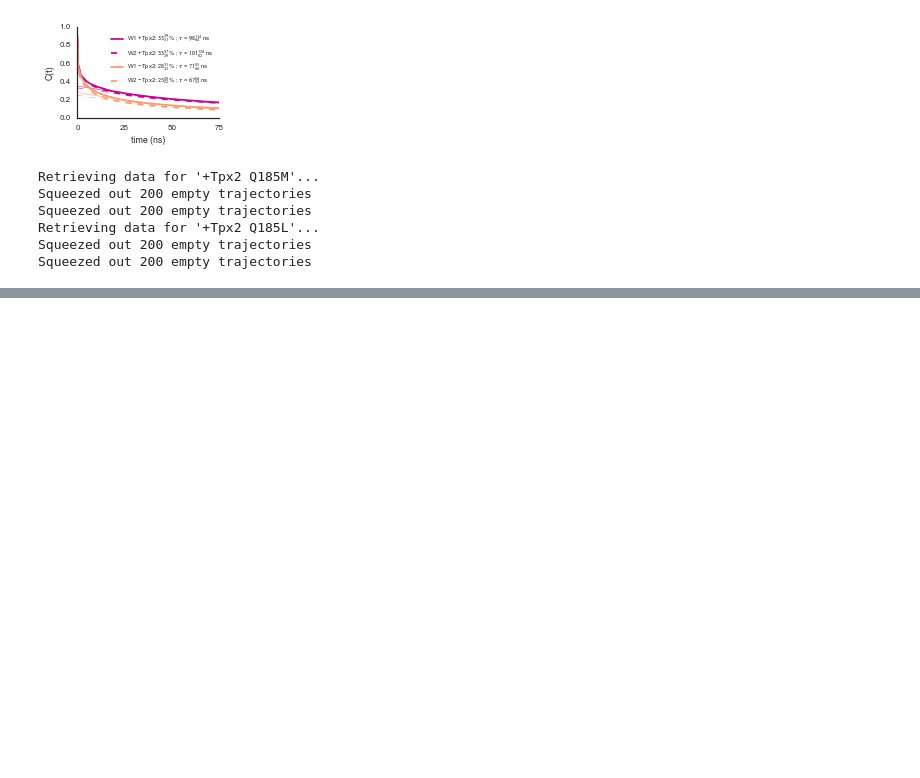
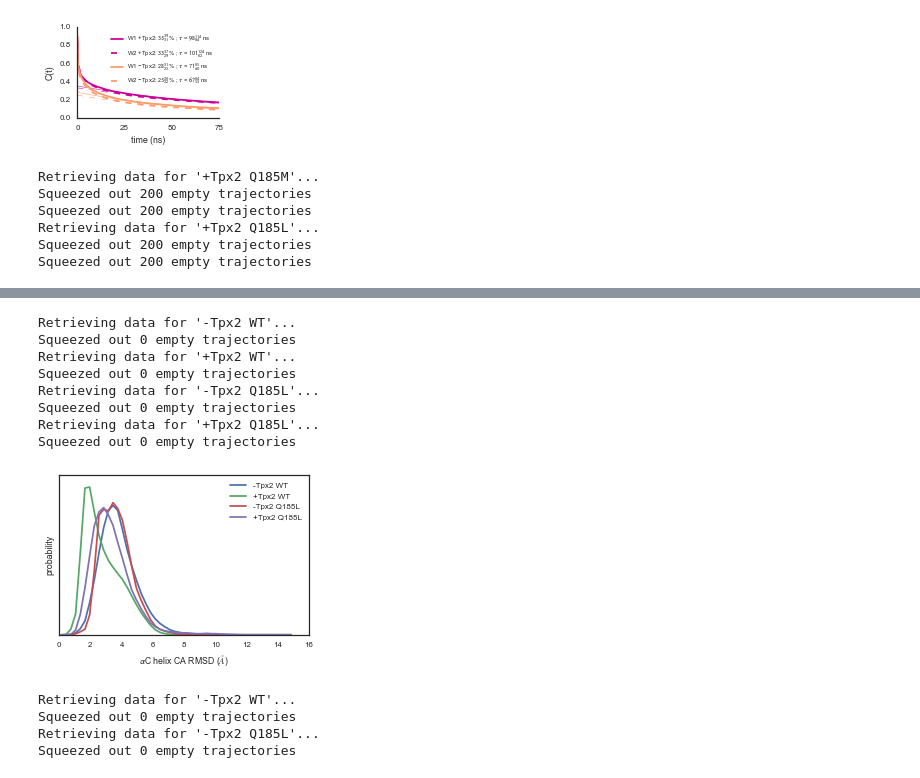
Before and after one commit to choderalab/AURKA_UMN, a Jupyter notebook: analyze/explore-publication-figures.ipynb, the cells around one changed output, grey strips where cells are left out. Saved outputs shown, nothing was run; the diff lists cells and outputs as text; code cells hidden in the pictures; blank space fills up the shorter version.

```diff
--- a/analyze/explore-publication-figures.ipynb
+++ b/analyze/explore-publication-figures.ipynb
@@ -548,0 +635,49 @@ plt.savefig('Fig-3C.pdf')
+# %%
+# Histogram for equilibrated region
+nframes = 2000
+tindices = range(500,2000)
+nbins = 50
+bins = np.linspace(0, 15.0, nbins+1)
+bin_centers = (bins[0:nbins] + bins[1:(nbins+1)])/2.0
+fig = plt.figure(figsize=[4,3])
+plt.hold(True)
+
+labels = list()
+for (col, mutant) in enumerate(['WT', 'Q185L']):
+    for (row, tpx2) in enumerate(['-Tpx2', '+Tpx2']):
+        name = '%s %s' % (tpx2, mutant)
+        rmsds = retrieve_alphaC_data(name)
+        rmsds = rmsds.flatten()
+        rmsds = rmsds[rmsds >= 0.0]
+        [counts, _] = np.histogram(rmsds, bins=bins)
+        densities = counts / float(len(rmsds))
+        plt.plot(bin_centers, densities, '-')
+        #sns.distplot(rmsds)
+        labels.append(name)
+
+
+plt.legend(labels);
+plt.xlabel('$\\alpha$C helix CA RMSD ($\\AA$)');
+plt.ylabel('probability')
+plt.yticks([]);
+
+plt.tight_layout()
+plt.savefig('alphaC-RMSD-histogram.pdf')
+# %% [output]
+Retrieving data for '-Tpx2 WT'...
+Squeezed out 0 empty trajectories
+Retrieving data for '+Tpx2 WT'...
+Squeezed out 0 empty trajectories
+Retrieving data for '-Tpx2 Q185L'...
+Squeezed out 0 empty trajectories
+Retrieving data for '+Tpx2 Q185L'...
+Squeezed out 0 empty trajectories
+[figure, added]
+# %%
+X = retrieve_alphaC_data('-Tpx2 WT')
+Y = retrieve_alphaC_data('-Tpx2 Q185L')
+# %% [output]
+Retrieving data for '-Tpx2 WT'...
+Squeezed out 0 empty trajectories
+Retrieving data for '-Tpx2 Q185L'...
+Squeezed out 0 empty trajectories
```
Also changed, not shown: parts of 7 cells of this notebook.
